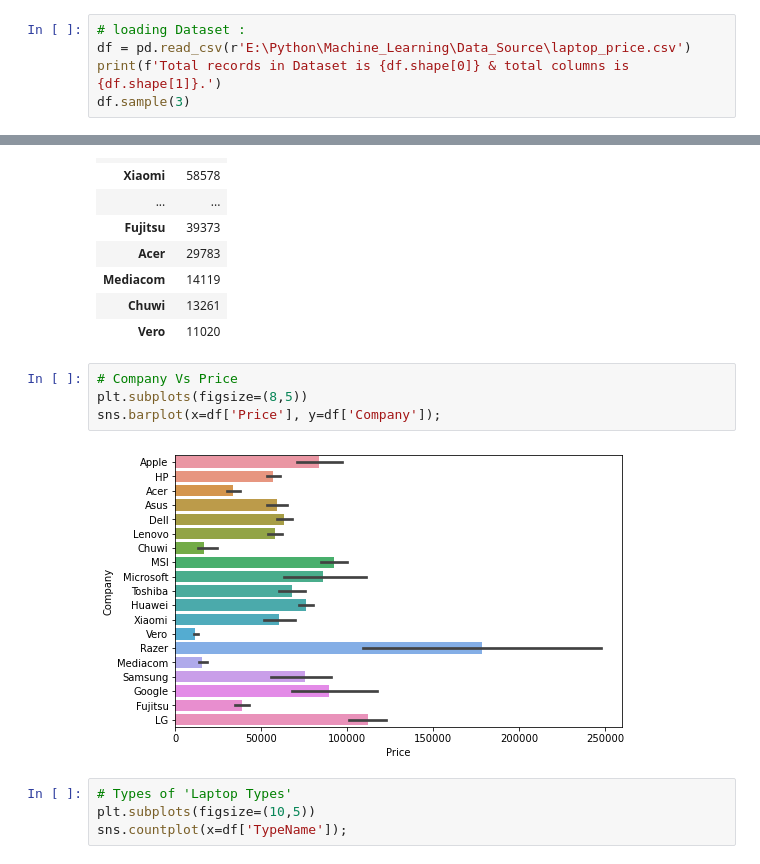
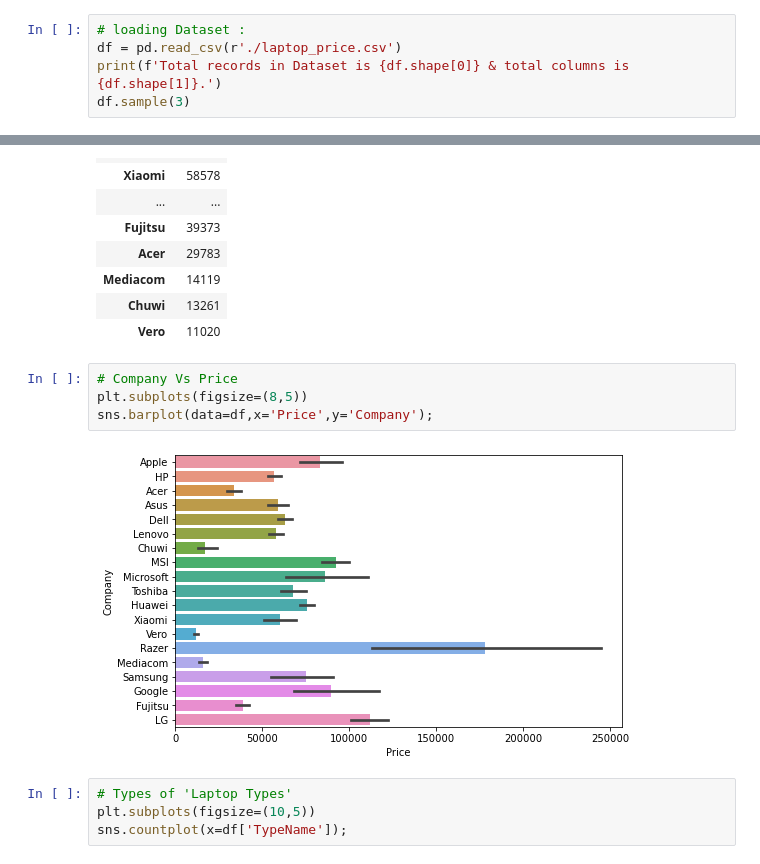
Before and after one commit to Himanshu-Bhat/Laptop-Price-Predictor, a Jupyter notebook: Laptop Price Predictor.ipynb, the cells around one changed output, grey strips where cells are left out. Saved outputs shown, nothing was run; the diff lists cells and outputs as text.

```diff
--- a/Laptop Price Predictor.ipynb
+++ b/Laptop Price Predictor.ipynb
@@ -16,7 +16,7 @@ import matplotlib.pyplot as plt
 import seaborn as sns
 # %%
 # loading Dataset :
-df = pd.read_csv(r'E:\Python\Machine_Learning\Data_Source\laptop_price.csv')
+df = pd.read_csv(r'./laptop_price.csv')
 print(f'Total records in Dataset is {df.shape[0]} & total columns is {df.shape[1]}.')
 df.sample(3)
 # %% [output]
@@ -136,9 +136,9 @@ pd.DataFrame(df.groupby(df['Company']).median()['Price'].astype(int)).sort_value
 # %%
 # Company Vs Price
 plt.subplots(figsize=(8,5))
-sns.barplot(x=df['Price'], y=df['Company']);
+sns.barplot(data=df,x='Price',y='Company');
 # %% [output]
-[figure, old version]
+[figure, new version]
 # %%
 # Types of 'Laptop Types'
 plt.subplots(figsize=(10,5))
```
Also changed, not shown: parts of 4 cells of this notebook, 9 other files.
